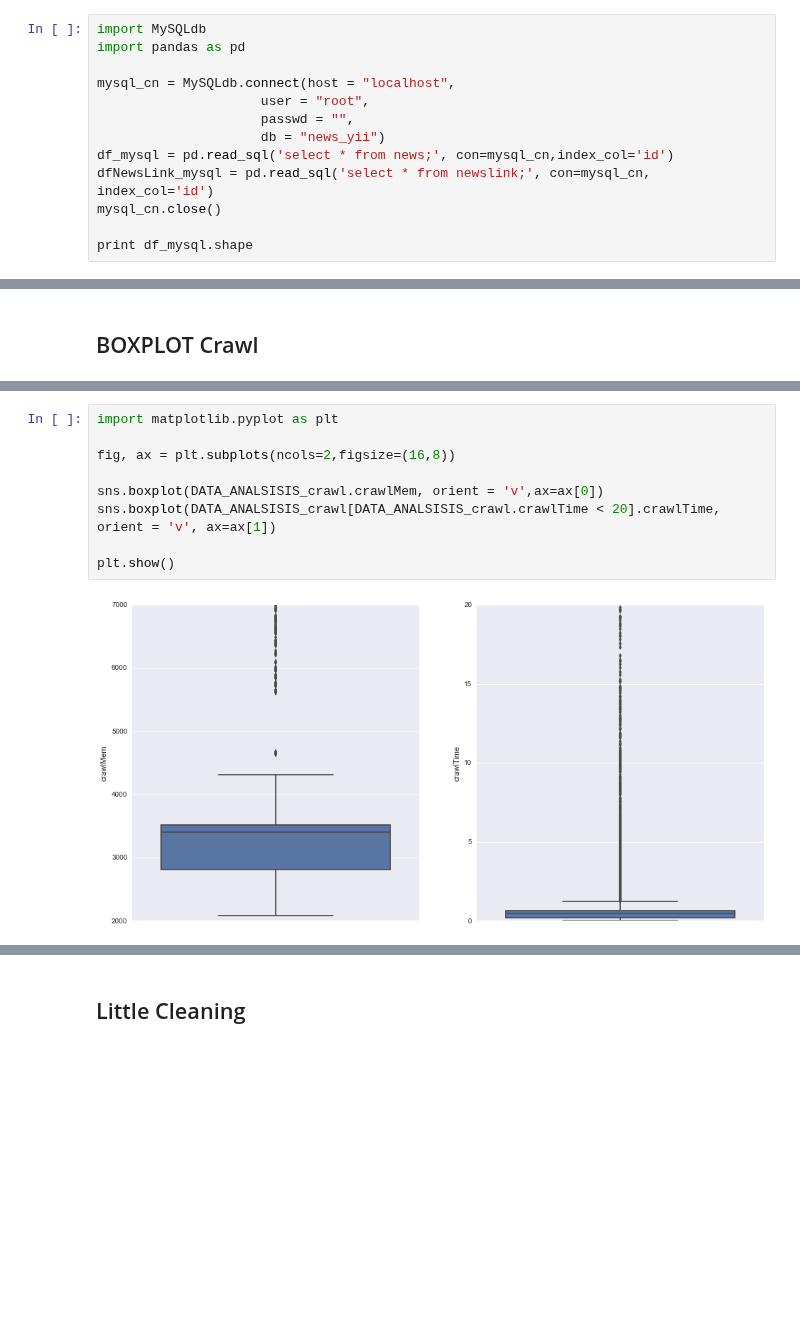
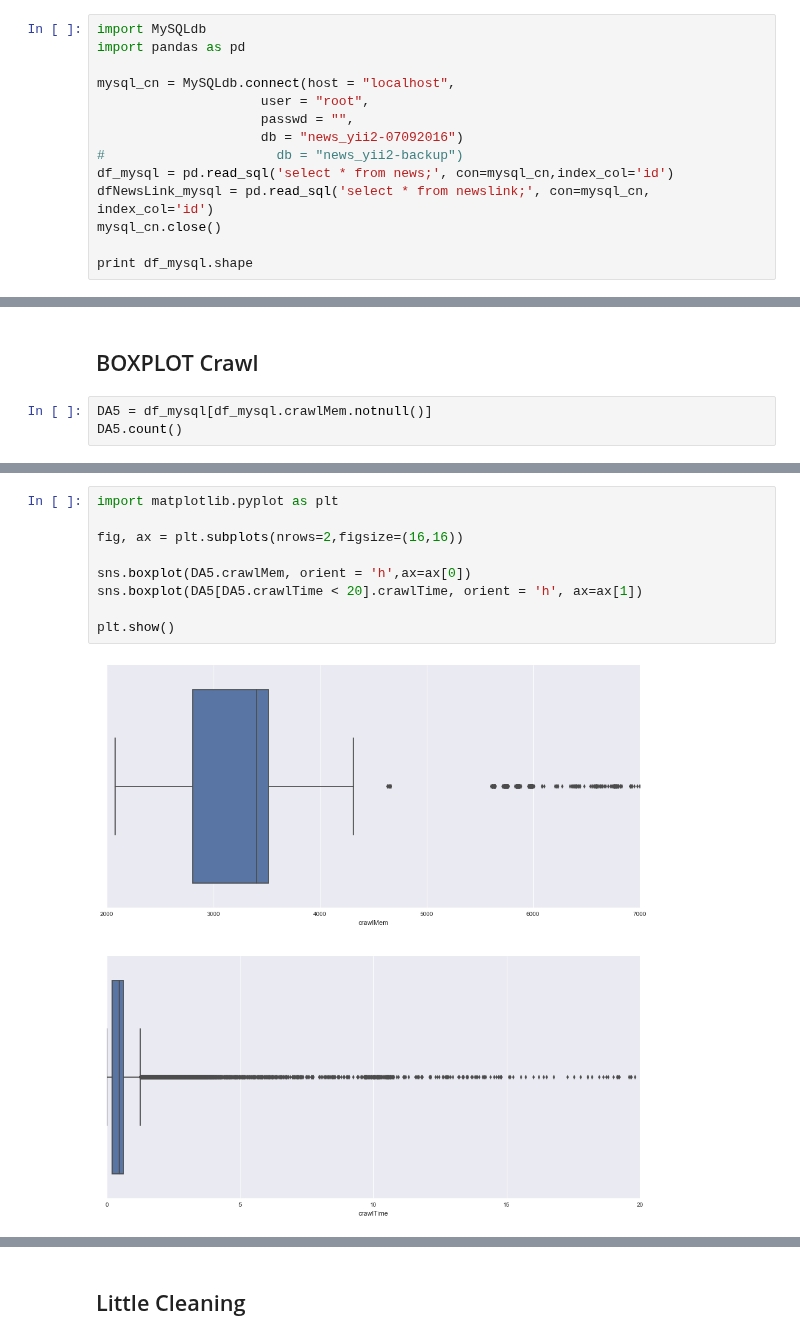
Before and after one commit to blankon123/news-classifier-Bahasa-Indonesia-, a Jupyter notebook: Skripsi Notebook pt.1 (Description).ipynb, the cells around one changed output, grey strips where cells are left out. Drawn from its saved outputs; the diff is of its cells as text; blank space fills up the shorter version.

```diff
--- a/Skripsi Notebook pt.1 (Description).ipynb
+++ b/Skripsi Notebook pt.1 (Description).ipynb
@@ -27,7 +27,8 @@ import pandas as pd
 mysql_cn = MySQLdb.connect(host = "localhost",
                      user = "root",
                      passwd = "",
-                     db = "news_yii")
+                     db = "news_yii2-07092016")
+#                      db = "news_yii2-backup")
 df_mysql = pd.read_sql('select * from news;', con=mysql_cn,index_col='id')
 dfNewsLink_mysql = pd.read_sql('select * from newslink;', con=mysql_cn, index_col='id')
 mysql_cn.close()
@@ -167,2 +532,5 @@ crawlIndicator.describe()
 # %% [markdown]
 ## BOXPLOT Crawl
+# %%
+DA5 = df_mysql[df_mysql.crawlMem.notnull()]
+DA5.count()
@@ -169,11 +550,11 @@ crawlIndicator.describe()
 # %%
 import matplotlib.pyplot as plt
 
-fig, ax = plt.subplots(ncols=2,figsize=(16,8))
+fig, ax = plt.subplots(nrows=2,figsize=(16,16))
 
-sns.boxplot(DATA_ANALSISIS_crawl.crawlMem, orient = 'v',ax=ax[0])
-sns.boxplot(DATA_ANALSISIS_crawl[DATA_ANALSISIS_crawl.crawlTime < 20].crawlTime, orient = 'v', ax=ax[1])
+sns.boxplot(DA5.crawlMem, orient = 'h',ax=ax[0])
+sns.boxplot(DA5[DA5.crawlTime < 20].crawlTime, orient = 'h', ax=ax[1])
 
 plt.show()
 # %% [output]
-[figure, old version]
+[figure, new version]
```
Also changed, not shown: parts of 64 cells of this notebook, 11 other files.
